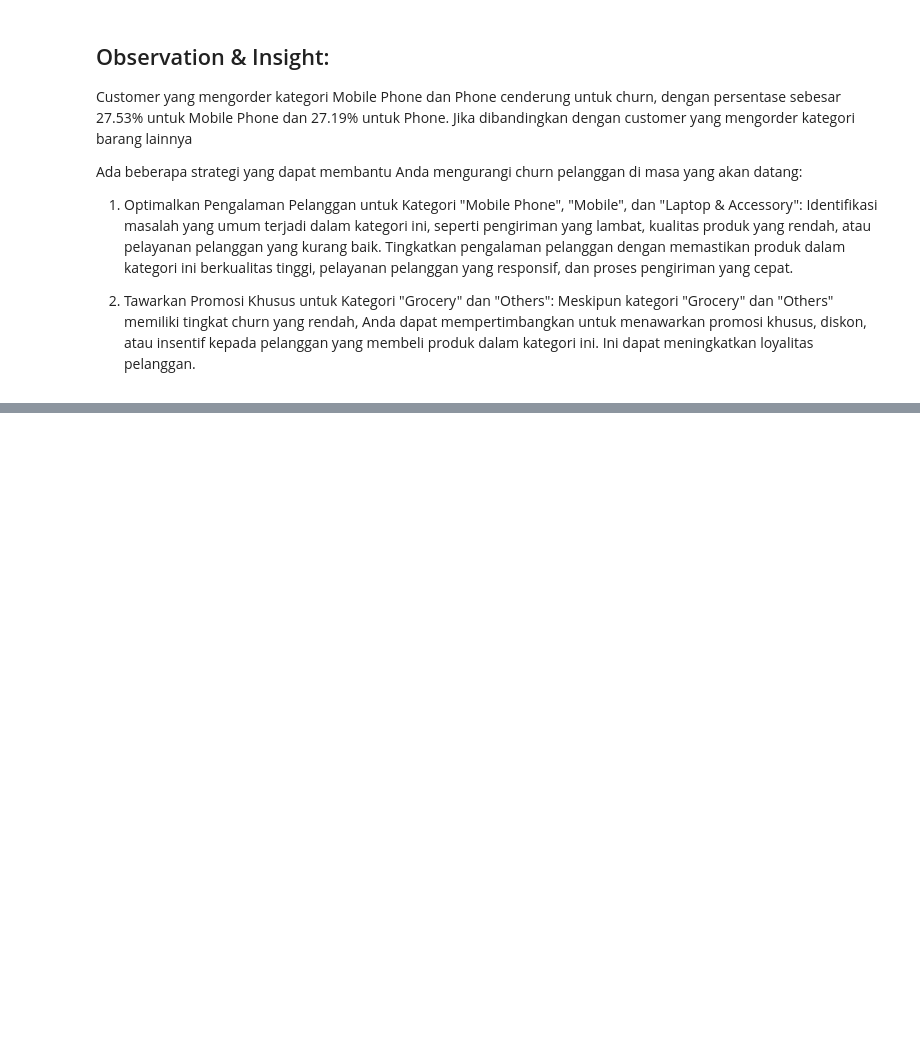
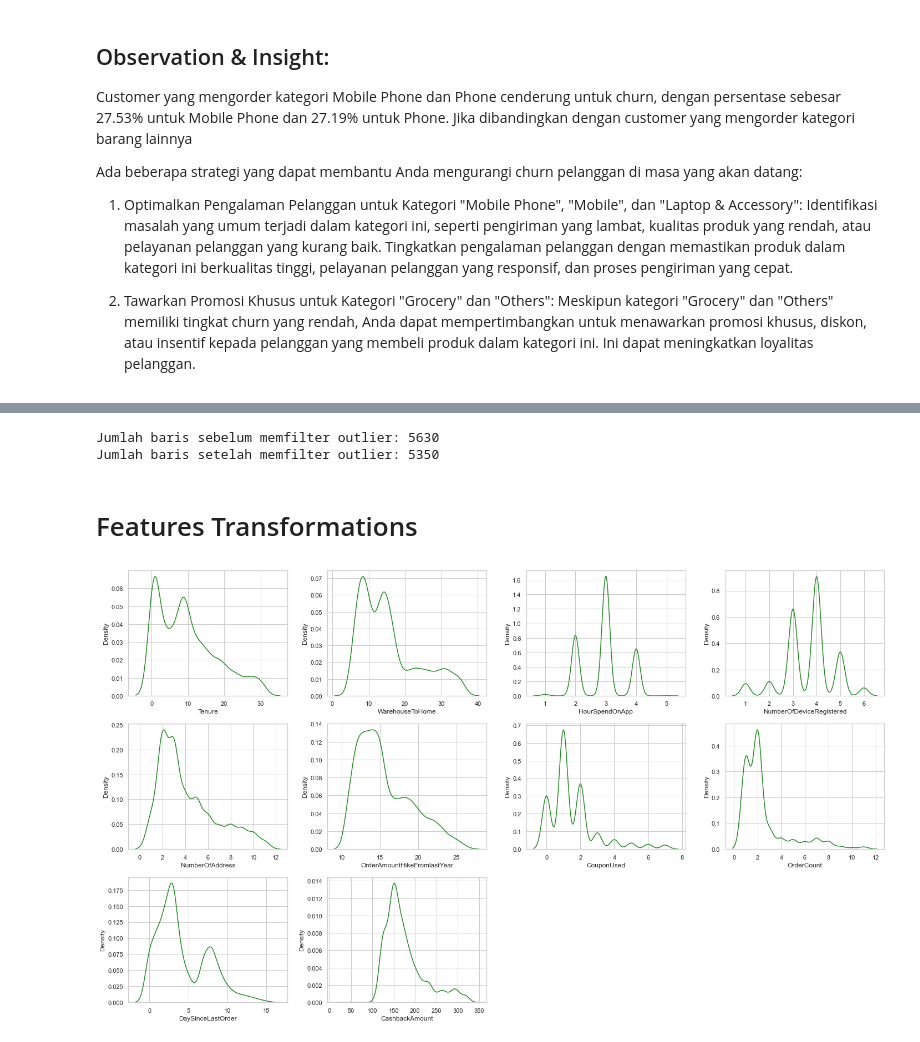
Before and after one commit to Lima-B-Aja/5-b-aja, a Jupyter notebook: Final_Project_Rakamin.ipynb, the cells around one changed output, grey strips where cells are left out. Drawn from its saved outputs; the diff is of its cells as text; code cells hidden in the pictures; blank space fills up the shorter version.

```diff
--- a/Final_Project_Rakamin.ipynb
+++ b/Final_Project_Rakamin.ipynb
@@ -476,0 +701,30 @@ Ada beberapa strategi yang dapat membantu Anda mengurangi churn pelanggan di mas
+# %%
+from scipy import stats
+
+print(f'Jumlah baris sebelum memfilter outlier: {len(df)}')
+
+filtered_entries = np.array([True] * len(df))
+
+for col in nums:
+    zscore = abs(stats.zscore(df[col])) # hitung absolute z-scorenya
+    filtered_entries = (zscore < 3) & filtered_entries # keep yang kurang dari 3 absolute z-scorenya
+
+df = df[filtered_entries] # filter, cuma ambil yang z-scorenya dibawah 3
+
+print(f'Jumlah baris setelah memfilter outlier: {len(df)}')
+# %% [output]
+Jumlah baris sebelum memfilter outlier: 5630
+Jumlah baris setelah memfilter outlier: 5350
+# %% [markdown]
+# Features Transformations
+# %%
+#Melihat behavior dari setiap fitur untuk menentukan jenis imputasi yang akan digunakan
+features = kontinu_interval
+plt.figure(figsize=(20, 15))
+for i in range(0, len(features)):
+  plt.subplot(4, 4, i+1)
+  sns.kdeplot(x=df[features[i]], color='forestgreen')
+  plt.xlabel(features[i])
+  plt.tight_layout()
+# %% [output]
+[figure, added]
```
Also changed, not shown: parts of 44 cells of this notebook, 1 other file.
